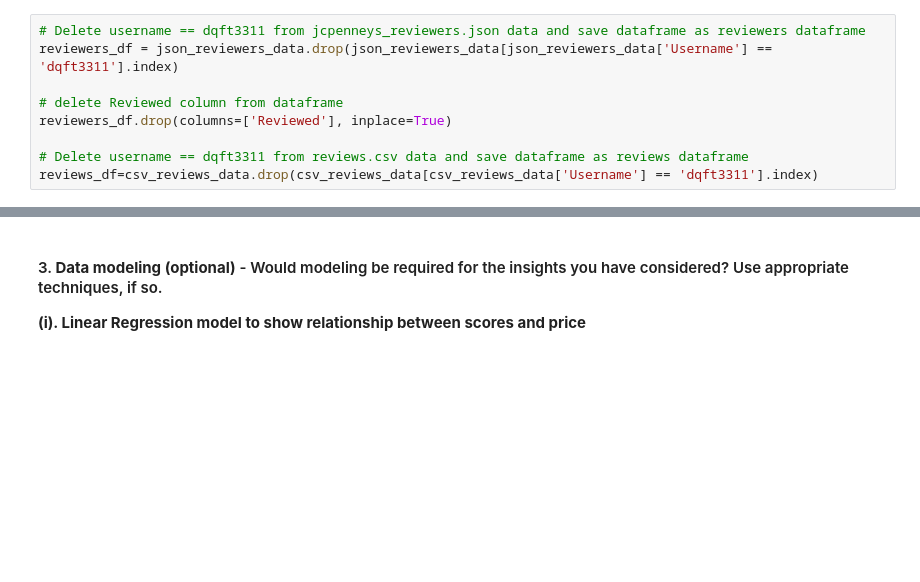
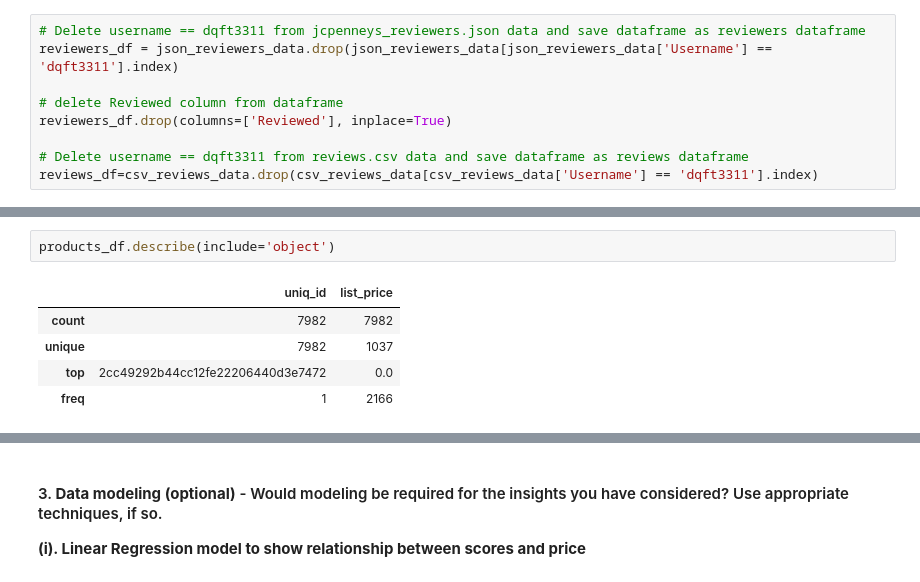
Before and after one commit to achile-design/uos, a Jupyter notebook: 3539186_BD2.ipynb, the cells around one changed output, grey strips where cells are left out. Cells and saved outputs as stored; diff of their text form; blank space fills up the shorter version.

```diff
--- a/3539186_BD2.ipynb
+++ b/3539186_BD2.ipynb
@@ -246,0 +584,8 @@ reviews_df=csv_reviews_data.drop(csv_reviews_data[csv_reviews_data['Username'] =
+# %%
+products_df.describe(include='object')
+# %% [output]
+|  | uniq_id | list_price |
+| count | 7982 | 7982 |
+| unique | 7982 | 1037 |
+| top | 2cc49292b44cc12fe22206440d3e7472 | 0.0 |
+| freq | 1 | 2166 |
```
Also changed, not shown: parts of 60 cells of this notebook.
